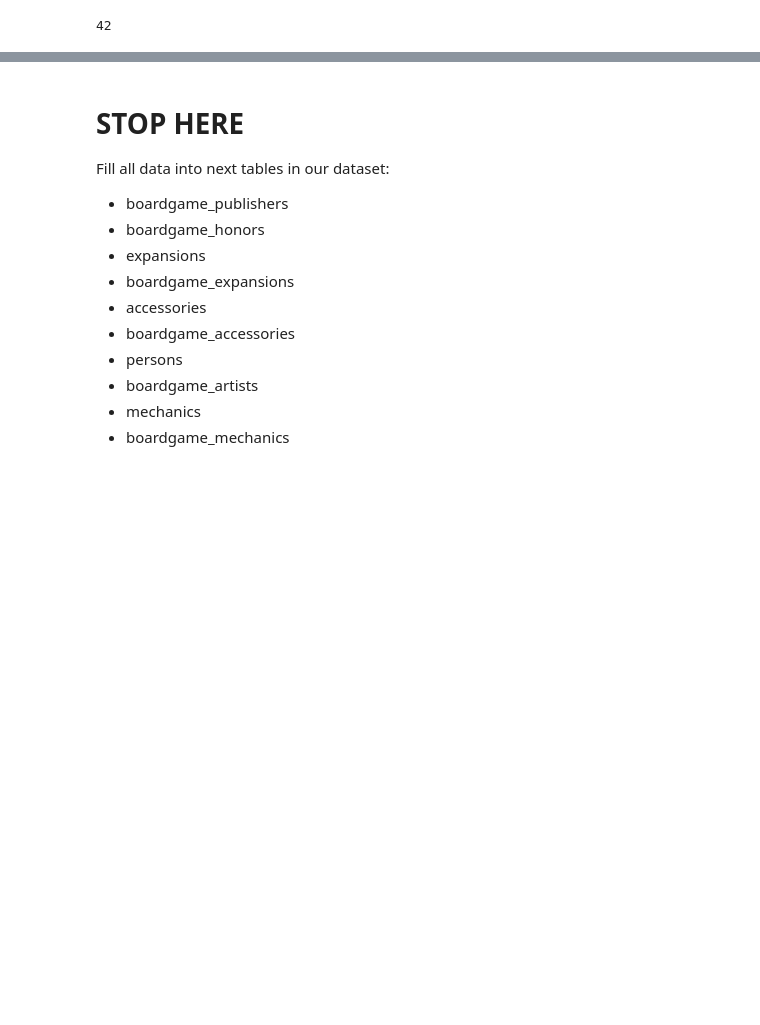
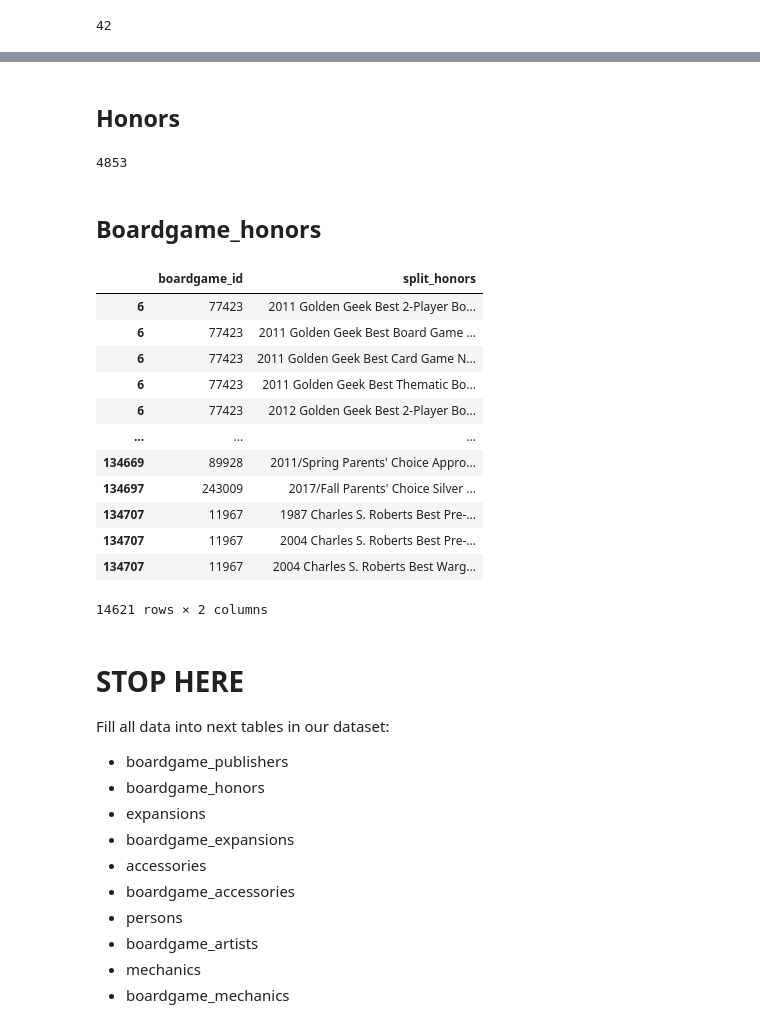
Before and after one commit to Fedorov-Nikita/Board-Game-Scraper, a Jupyter notebook: bgg_prepare_for_database.ipynb, the cells around one changed output, grey strips where cells are left out. Drawn from its saved outputs; the diff is of its cells as text; code cells hidden in the pictures; blank space fills up the shorter version.

Commit message:
[+] fill boardgames_honors table

```diff
--- a/bgg_prepare_for_database.ipynb
+++ b/bgg_prepare_for_database.ipynb
@@ -1549,0 +1496,7 @@ conn.close()
+# %% [markdown]
+## Honors
+# %%
+honors = list(boardgames[boardgames.honors != ''].honors.apply(lambda x: x.split('|')).explode().unique())
+print(len(honors))
+# %% [output]
+4853
@@ -1549,0 +1532,20 @@ conn.close()
+# %% [markdown]
+## Boardgame_honors
+# %%
+boardgames['split_honors'] = boardgames[boardgames.honors != ''].honors.apply(lambda x: x.split('|'))
+# .explode()
+boardgames[boardgames.honors != ''][['boardgame_id', 'split_honors']].explode('split_honors').drop_duplicates()
+# %% [output]
+|  | boardgame_id | split_honors |
+| 6 | 77423 | 2011 Golden Geek Best 2-Player Bo... |
+| 6 | 77423 | 2011 Golden Geek Best Board Game ... |
+| 6 | 77423 | 2011 Golden Geek Best Card Game N... |
+| 6 | 77423 | 2011 Golden Geek Best Thematic Bo... |
+| 6 | 77423 | 2012 Golden Geek Best 2-Player Bo... |
+| ... | ... | ... |
+| 134669 | 89928 | 2011/Spring Parents' Choice Appro... |
+| 134697 | 243009 | 2017/Fall Parents' Choice Silver ... |
+| 134707 | 11967 | 1987 Charles S. Roberts Best Pre-... |
+| 134707 | 11967 | 2004 Charles S. Roberts Best Pre-... |
+| 134707 | 11967 | 2004 Charles S. Roberts Best Warg... |
+14621 rows × 2 columns
```
Also changed, not shown: parts of 45 cells of this notebook.
